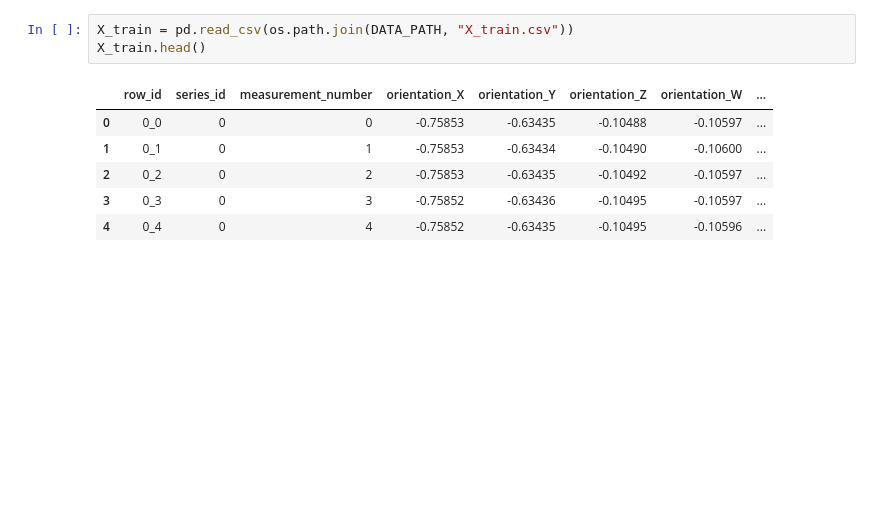
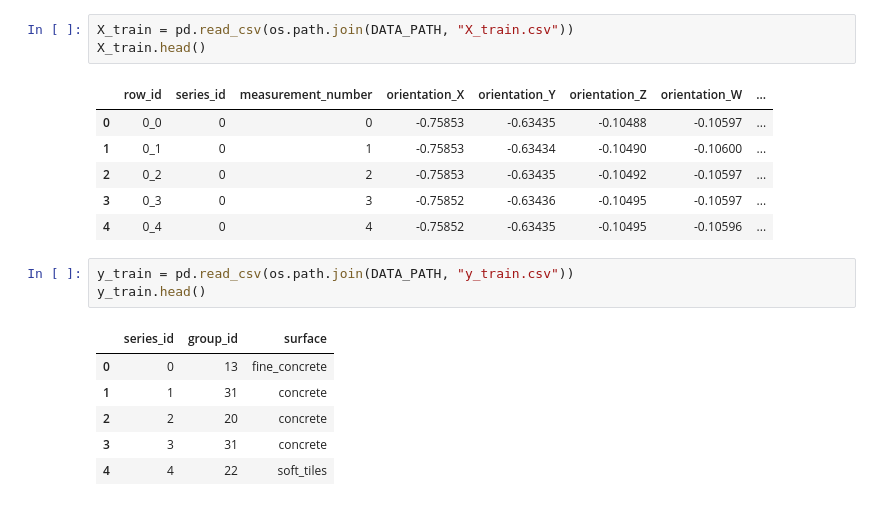
Before and after one commit to ansonnn07/Time-Series-Classification-and-Anomaly-Detection, a Jupyter notebook: 2. Training - Time Series Classification.ipynb, the cells around one changed output. Drawn from its saved outputs; the diff is of its cells as text; blank space fills up the shorter version.

```diff
--- a/2. Training - Time Series Classification.ipynb
+++ b/2. Training - Time Series Classification.ipynb
@@ -25,3 +45,13 @@ X_train.head()
 | 2 | 0_2 | 0 | 2 | -0.75853 | -0.63435 | -0.10492 | -0.10597 | ... |
 | 3 | 0_3 | 0 | 3 | -0.75852 | -0.63436 | -0.10495 | -0.10597 | ... |
 | 4 | 0_4 | 0 | 4 | -0.75852 | -0.63435 | -0.10495 | -0.10596 | ... |
+# %%
+y_train = pd.read_csv(os.path.join(DATA_PATH, "y_train.csv"))
+y_train.head()
+# %% [output]
+|  | series_id | group_id | surface |
+| 0 | 0 | 13 | fine_concrete |
+| 1 | 1 | 31 | concrete |
+| 2 | 2 | 20 | concrete |
+| 3 | 3 | 31 | concrete |
+| 4 | 4 | 22 | soft_tiles |
```
Also changed, not shown: parts of 22 cells of this notebook, 3 other files.
